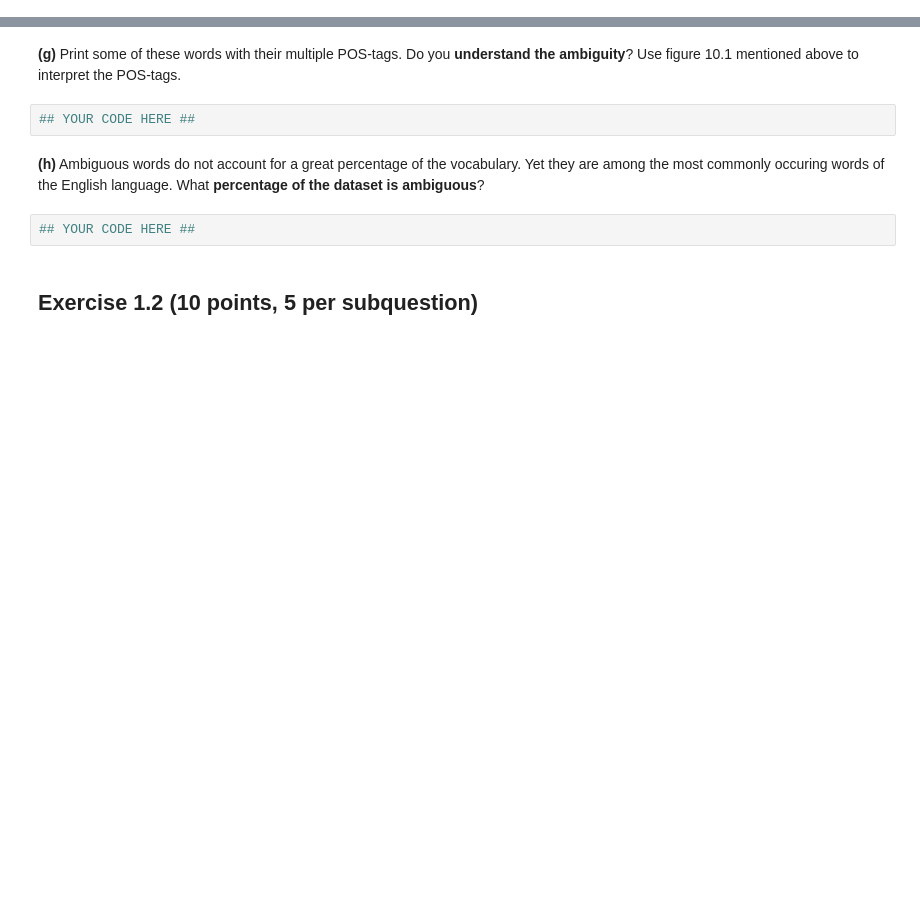
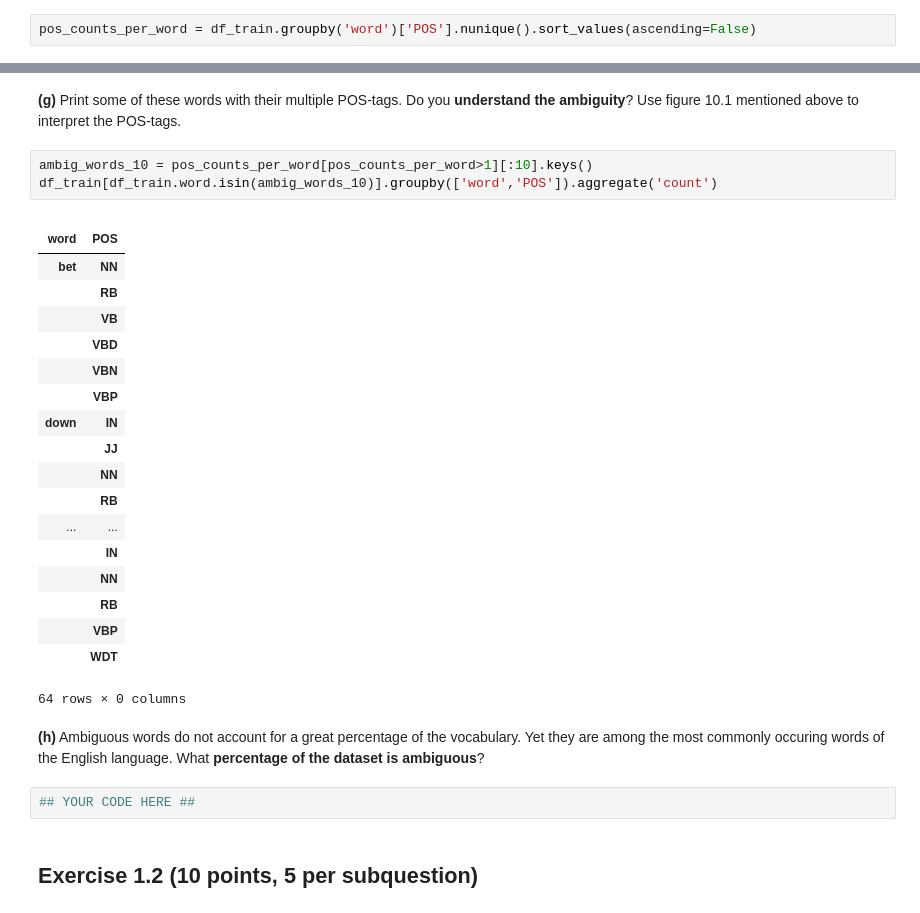
Before and after one commit to krasheninnikov/NLP1-2017, a Jupyter notebook: lab1/lab1.ipynb, the cells around one changed output, grey strips where cells are left out. Saved outputs shown, nothing was run; the diff lists cells and outputs as text; blank space fills up the shorter version.

```diff
--- a/lab1/lab1.ipynb
+++ b/lab1/lab1.ipynb
@@ -178,0 +177,2 @@ What percentage of the words in the vocabulary is **ambiguous**? (i.e. have more
+# %%
+pos_counts_per_word = df_train.groupby('word')['POS'].nunique().sort_values(ascending=False)
@@ -179,7 +198,28 @@ What percentage of the words in the vocabulary is **ambiguous**? (i.e. have more
 # %% [markdown]
 **(g)**  Print some of these words with their multiple POS-tags. Do you **understand the ambiguity**? Use figure 10.1 mentioned above to interpret the POS-tags.
-# %%
-## YOUR CODE HERE ##
+# %%
+ambig_words_10 = pos_counts_per_word[pos_counts_per_word>1][:10].keys()
+df_train[df_train.word.isin(ambig_words_10)].groupby(['word','POS']).aggregate('count')
+# %% [output]
+|  |  |
+| word | POS |
+| bet | NN |
+|  | RB |
+|  | VB |
+|  | VBD |
+|  | VBN |
+|  | VBP |
+| down | IN |
+|  | JJ |
+|  | NN |
+|  | RB |
+| ... | ... |
+|  | IN |
+|  | NN |
+|  | RB |
+|  | VBP |
+|  | WDT |
+64 rows × 0 columns
 # %% [markdown]
 **(h)** Ambiguous words do not account for a great percentage of the vocabulary. Yet they are among the most commonly occuring words of the English language. What **percentage of the dataset is ambiguous**?
 # %%
```
Also changed, not shown: parts of 4 cells of this notebook.
